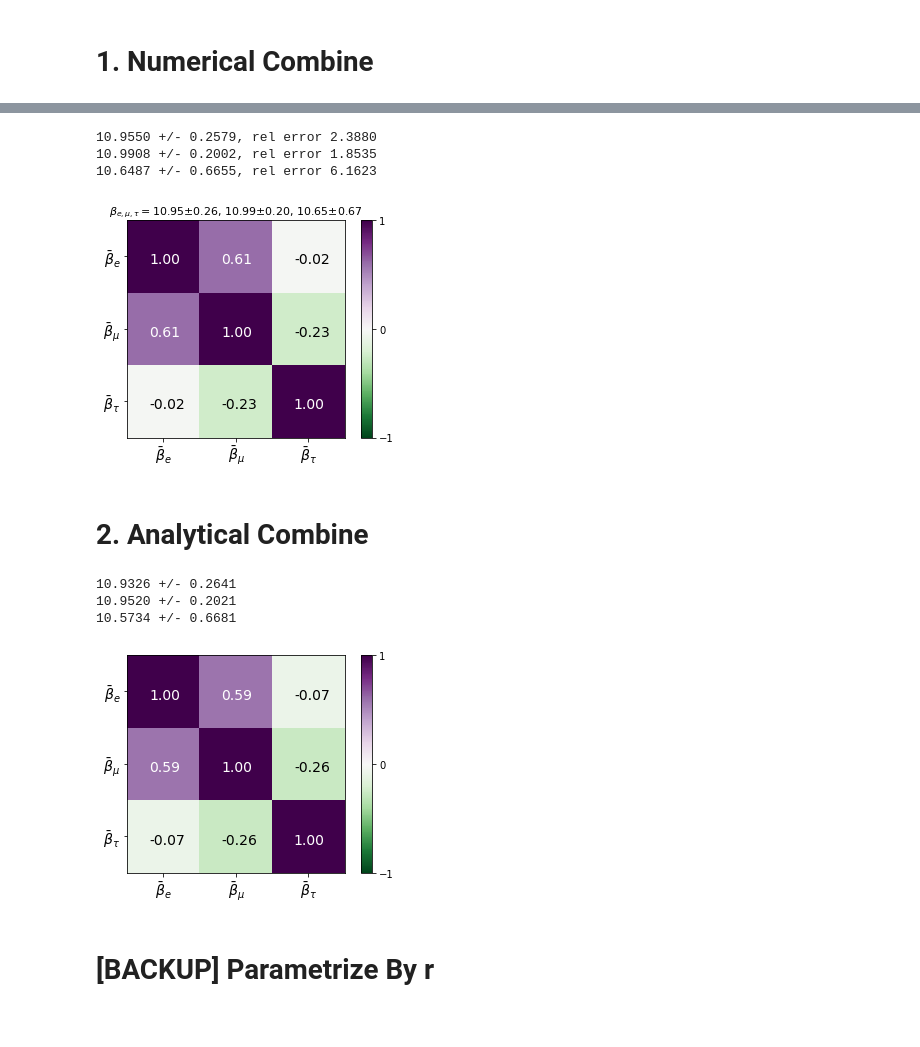
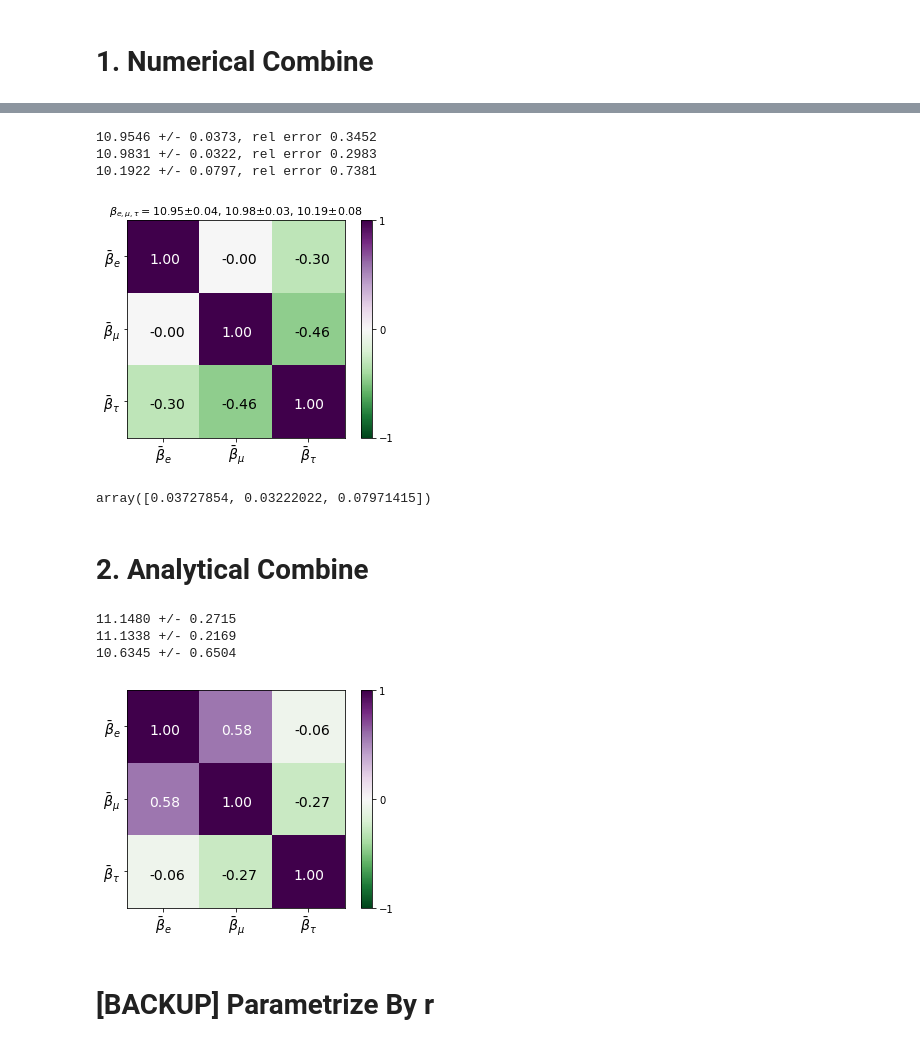
Before and after one commit to ZihengChen/WBranchingFaction, a Jupyter notebook: notebooks/ju_combineBF.ipynb, the cells around one changed output, grey strips where cells are left out. Saved outputs shown, nothing was run; the diff lists cells and outputs as text; code cells hidden in the pictures.

```diff
--- a/notebooks/ju_combineBF.ipynb
+++ b/notebooks/ju_combineBF.ipynb
@@ -11,5 +11,38 @@ syst_covar = np.load('../data/combine/syst_covar.npy')
 
 covarTotal = np.sum(stat_covar,axis=0) + np.sum(syst_covar,axis=0)
 #covarTotal = stat_covar[0]
+# %%
+beta0[0]=0.108
+beta0[1]=0.108
+beta0[2]=0.108
+beta0[3]=0.108
+beta0[4]=0.108
+beta0[5]=0.108
+beta0[6]=0.108
+beta0[7]=0.108
+beta0[8]=0.108
+beta0[9]=0.108
+beta0[10]=0.108
+beta0[11]=0.108
 # %% [markdown]
 # 1. Numerical Combine
+# %%
+# numerical Combiner
+combiner = BFCombiner(covarTotal, beta0)
+sigma, corr = combiner.paramSigma()
+
+# print result
+for i in range(3):
+    c, s = combiner.paramLS[i], sigma[i]
+    print('{:6.4f} +/- {:6.4f}, rel error {:6.4f}'.format(c*100,s*100, 100*s/0.108))
+
+showParameterCov(corr)
+title = r"$\beta_{e,\mu,\tau}=$"
+title = title + r"{:4.2f}$\pm${:4.2f}, {:4.2f}$\pm${:4.2f}, {:4.2f}$\pm${:4.2f}".format(combiner.paramLS[0]*100, sigma[0]*100,combiner.paramLS[1]*100, sigma[1]*100,combiner.paramLS[2]*100, sigma[2]*100)
+plt.title(title, fontsize=11)
+# plt.savefig('../plots/combine/covarMatrix_beta.png',dpi=300)
+
+np.save("../data/combine/beta_mean",combiner.paramLS)
+np.save("../data/combine/beta_covar",np.outer(sigma,sigma)*corr)
+np.save("../data/combine/beta_sigma",sigma)
+np.save("../data/combine/beta_corr",corr)
@@ -16,20 +54,22 @@ covarTotal = np.sum(stat_covar,axis=0) + np.sum(syst_covar,axis=0)
 # %%
 # numerical Combiner
-combiner = BFCombiner(covarTotal, beta0)
+combiner = BFCombiner(stat_covar[0], beta0)
 sigma, corr = combiner.paramSigma()
 
 # print result
 for i in range(3):
     c, s = combiner.paramLS[i], sigma[i]
     print('{:6.4f} +/- {:6.4f}, rel error {:6.4f}'.format(c*100,s*100, 100*s/0.108))
 
 showParameterCov(corr)
 title = r"$\beta_{e,\mu,\tau}=$"
 title = title + r"{:4.2f}$\pm${:4.2f}, {:4.2f}$\pm${:4.2f}, {:4.2f}$\pm${:4.2f}".format(combiner.paramLS[0]*100, sigma[0]*100,combiner.paramLS[1]*100, sigma[1]*100,combiner.paramLS[2]*100, sigma[2]*100)
 plt.title(title, fontsize=11)
-plt.savefig('../plots/combine/covarMatrix_beta.png',dpi=300)
+# plt.savefig('../plots/combine/covarMatrix_beta.png',dpi=300)
+
+np.save("../data/combine/beta_covar_stat",np.outer(sigma,sigma)*corr)
 # %% [output]
-10.9550 +/- 0.2579, rel error 2.3880
-10.9908 +/- 0.2002, rel error 1.8535
-10.6487 +/- 0.6655, rel error 6.1623
+10.9546 +/- 0.0373, rel error 0.3452
+10.9831 +/- 0.0322, rel error 0.2983
+10.1922 +/- 0.0797, rel error 0.7381
-[figure, old version]
+[figure, new version]
@@ -40,0 +76,4 @@ np.save("../data/combine/beta_corr",corr)
+# %%
+sigma*100
+# %% [output]
+array([0.03727854, 0.03222022, 0.07971415])
@@ -57,9 +118,9 @@ for i in range(3):
     print('{:6.4f} +/- {:6.4f}'.format(mean[i]*100,sigma[i]*100) )
 showParameterCov(corr)
 # %% [output]
-10.9326 +/- 0.2641
-10.9520 +/- 0.2021
-10.5734 +/- 0.6681
+11.1480 +/- 0.2715
+11.1338 +/- 0.2169
+10.6345 +/- 0.6504
 [figure]
 # %% [markdown]
 # [BACKUP] Parametrize By r
```
Also changed, not shown: parts of 5 cells of this notebook, 44 other files.
